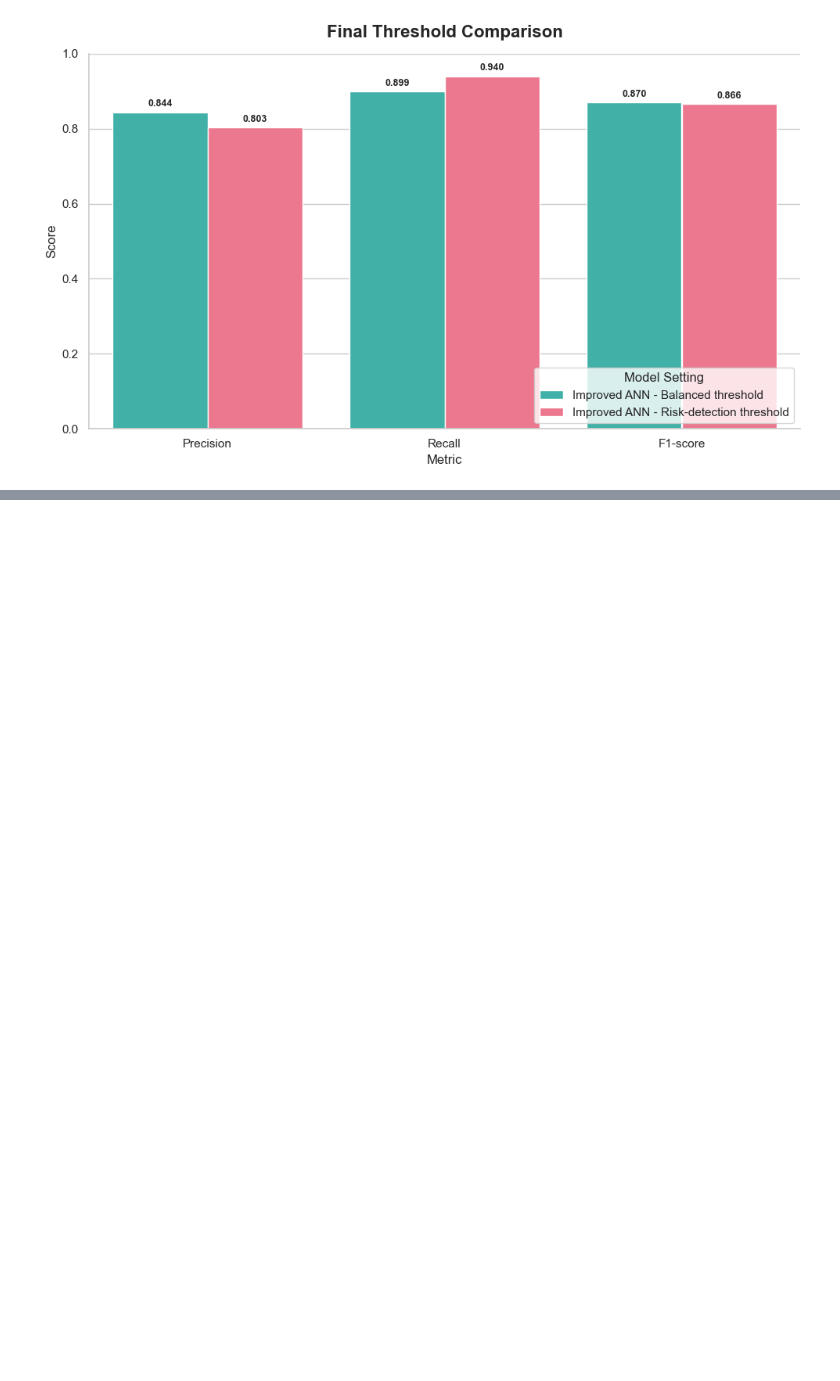
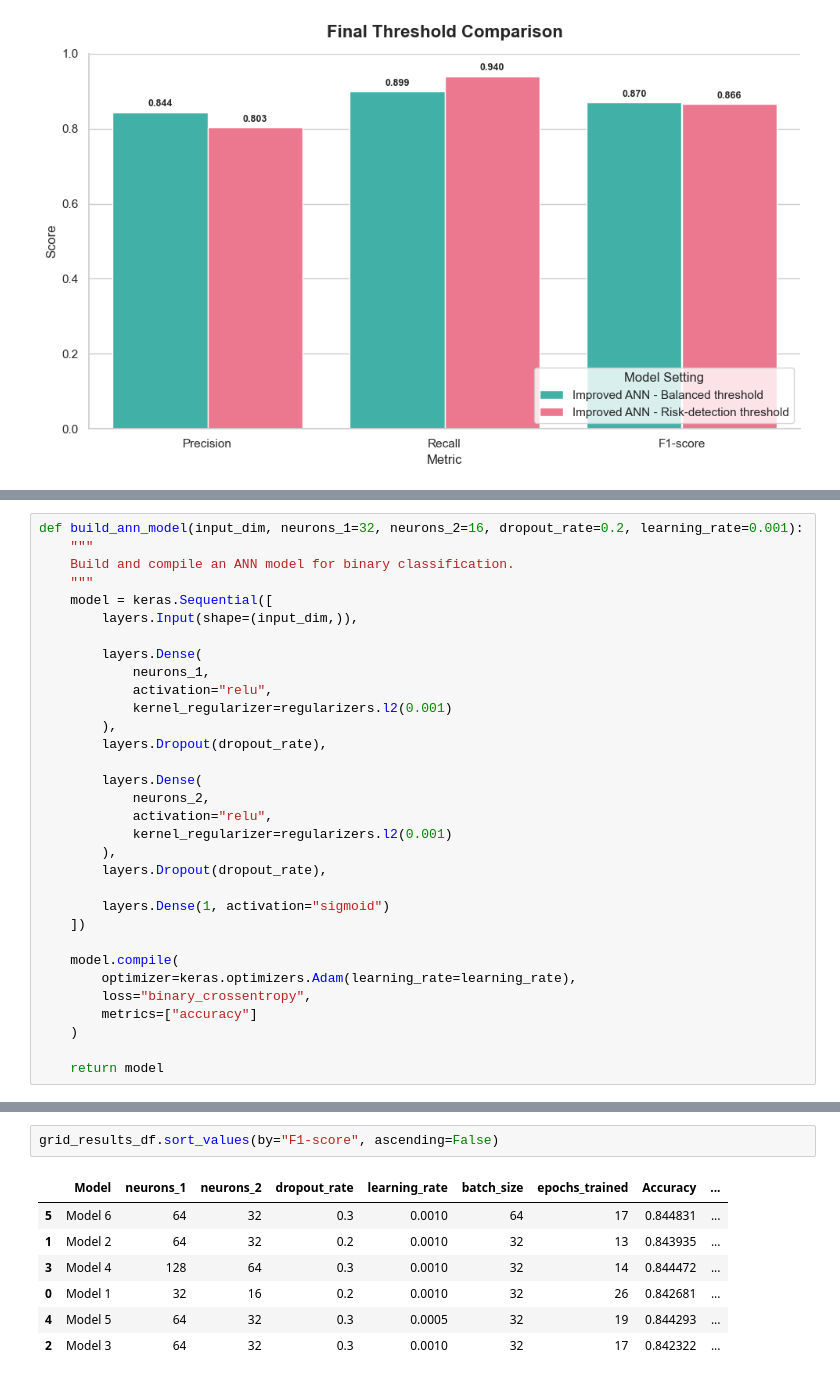
Before and after one commit to emmykristina/mental-health-prediction, a Jupyter notebook: notebooks/Mahtab/02_mahtab_preprocessing_ann.ipynb, the cells around one changed output, grey strips where cells are left out. Drawn from its saved outputs; the diff is of its cells as text; blank space fills up the shorter version.

```diff
--- a/notebooks/Mahtab/02_mahtab_preprocessing_ann.ipynb
+++ b/notebooks/Mahtab/02_mahtab_preprocessing_ann.ipynb
@@ -942,0 +956,32 @@ plt.show()
+# %%
+def build_ann_model(input_dim, neurons_1=32, neurons_2=16, dropout_rate=0.2, learning_rate=0.001):
+    """
+    Build and compile an ANN model for binary classification.
+    """
+    model = keras.Sequential([
+        layers.Input(shape=(input_dim,)),
+
+        layers.Dense(
+            neurons_1,
+            activation="relu",
+            kernel_regularizer=regularizers.l2(0.001)
+        ),
+        layers.Dropout(dropout_rate),
+
+        layers.Dense(
+            neurons_2,
+            activation="relu",
+            kernel_regularizer=regularizers.l2(0.001)
+        ),
+        layers.Dropout(dropout_rate),
+
+        layers.Dense(1, activation="sigmoid")
+    ])
+
+    model.compile(
+        optimizer=keras.optimizers.Adam(learning_rate=learning_rate),
+        loss="binary_crossentropy",
+        metrics=["accuracy"]
+    )
+
+    return model
@@ -942,0 +1077,10 @@ plt.show()
+# %%
+grid_results_df.sort_values(by="F1-score", ascending=False)
+# %% [output]
+|  | Model | neurons_1 | neurons_2 | dropout_rate | learning_rate | batch_size | epochs_trained | Accuracy | ... |
+| 5 | Model 6 | 64 | 32 | 0.3 | 0.0010 | 64 | 17 | 0.844831 | ... |
+| 1 | Model 2 | 64 | 32 | 0.2 | 0.0010 | 32 | 13 | 0.843935 | ... |
+| 3 | Model 4 | 128 | 64 | 0.3 | 0.0010 | 32 | 14 | 0.844472 | ... |
+| 0 | Model 1 | 32 | 16 | 0.2 | 0.0010 | 32 | 26 | 0.842681 | ... |
+| 4 | Model 5 | 64 | 32 | 0.3 | 0.0005 | 32 | 19 | 0.844293 | ... |
+| 2 | Model 3 | 64 | 32 | 0.3 | 0.0010 | 32 | 17 | 0.842322 | ... |
```
Also changed, not shown: parts of 12 cells of this notebook, 2 other files.
